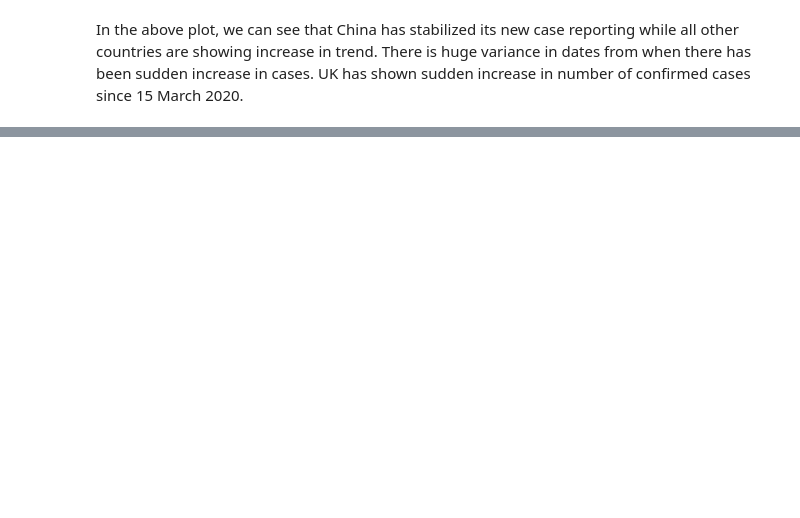
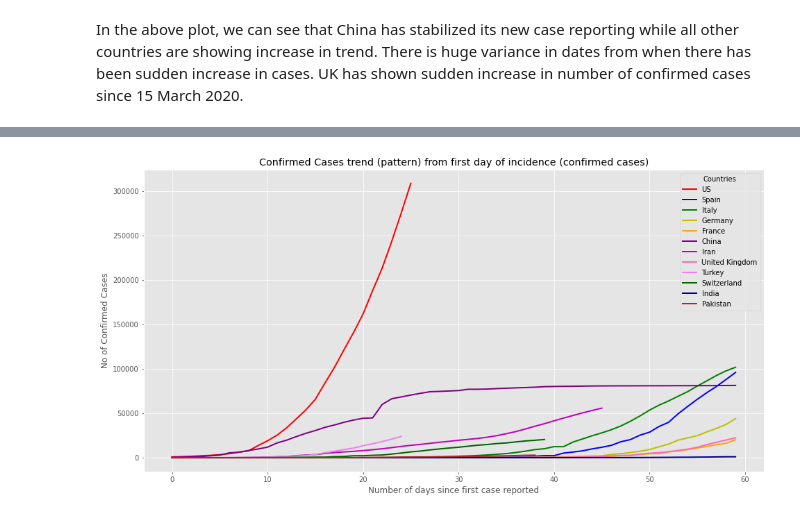
Before and after one commit to theclassofai/COVID_19, a Jupyter notebook: Covid_19_Analysis_Week_3_Part1.ipynb, the cells around one changed output, grey strips where cells are left out. Saved outputs shown, nothing was run; the diff lists cells and outputs as text; code cells hidden in the pictures; blank space fills up the shorter version.

```diff
--- a/Covid_19_Analysis_Week_3_Part1.ipynb
+++ b/Covid_19_Analysis_Week_3_Part1.ipynb
@@ -417,0 +432,13 @@ Text(0.5, 0.98, 'Variation in number of confirmed cases on daily basis')
+# %%
+plt.figure(figsize=(16,8))
+plt.title('Confirmed Cases trend (pattern) from first day of incidence (confirmed cases)')
+for i,country in enumerate(list_countries):
+    confirm_group=train_df[(train_df['Country_Region']==country)&train_df['ConfirmedCases']!=0].groupby('Date').agg({'ConfirmedCases':['sum']})
+    confirm_value=[j for j in confirm_group.ConfirmedCases['sum'].values]
+    plot_value=confirm_value[0:60]
+    plt.plot(plot_value,color=colors[i],label=country,lw=2)
+    plt.legend(title='Countries')
+    plt.xlabel("Number of days since first case reported")
+    plt.ylabel("No of Confirmed Cases")
+# %% [output]
+[figure, added]
```
Also changed, not shown: parts of 26 cells of this notebook.
